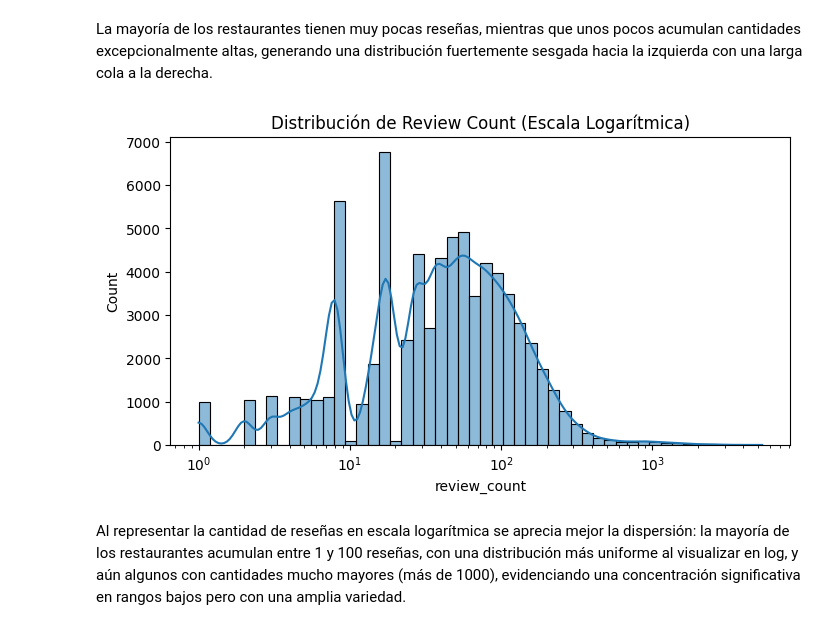
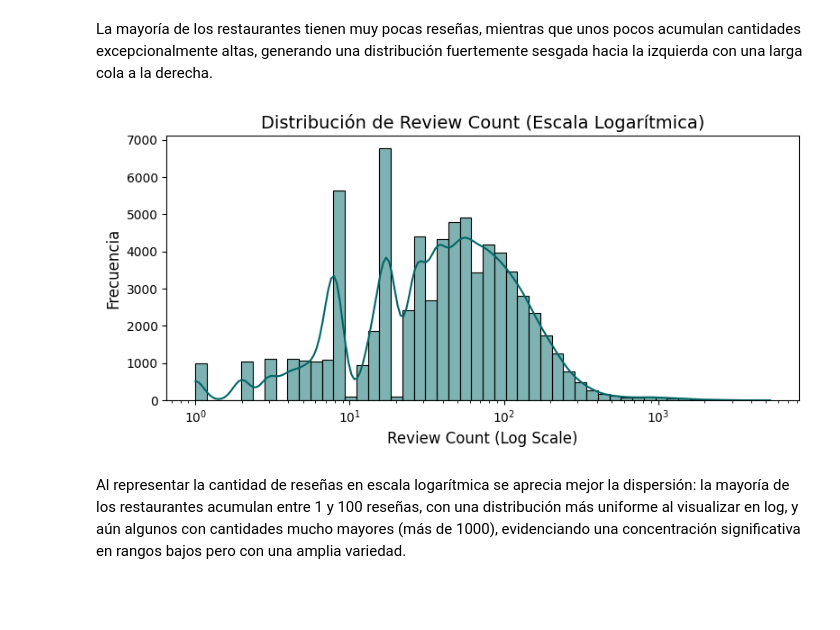
Before and after one commit to JosueMonte/restaurantguru, a Jupyter notebook: EDA/EDA_Google_MetaData.ipynb, the cells around one changed output. Saved outputs shown, nothing was run; the diff lists cells and outputs as text; code cells hidden in the pictures; blank space fills up the shorter version.

```diff
--- a/EDA/EDA_Google_MetaData.ipynb
+++ b/EDA/EDA_Google_MetaData.ipynb
@@ -177,5 +282,5 @@ Archivo Parquet creado: ../Data_cleaned/metadatosgoogle/filtered_top_10_states.p
 # %%
-df_completo = pd.read_parquet('../Data_cleaned/metadatosgoogle/filtered_top_10_states.parquet')
+df_completo = pd.read_parquet('../Data_cleaned/Google/metadata-sitios/filtered_top_10_states.parquet')
 # %%
 df_completo.head(3)
 # %% [output]
@@ -271,11 +406,20 @@ plt.show()
 # %% [markdown]
 La mayoría de los restaurantes tienen muy pocas reseñas, mientras que unos pocos acumulan cantidades excepcionalmente altas, generando una distribución fuertemente sesgada hacia la izquierda con una larga cola a la derecha.
 # %%
-plt.figure(figsize=(8,4))
-sns.histplot(df_completo['review_count'].apply(lambda x: x if x>0 else None), kde=True, log_scale=True, bins=50)
-plt.title('Distribución de Review Count (Escala Logarítmica)')
+plt.figure(figsize=(8, 4))
+sns.histplot(
+    df_completo['review_count'].apply(lambda x: x if x > 0 else None),
+    kde=True,
+    log_scale=True,
+    bins=50,
+    color='#006666'  # Color de la paleta
+)
+plt.title('Distribución de Review Count (Escala Logarítmica)', fontsize=14)
+plt.xlabel('Review Count (Log Scale)', fontsize=12)
+plt.ylabel('Frecuencia', fontsize=12)
+plt.tight_layout()
 plt.show()
 # %% [output]
-[figure, old version]
+[figure, new version]
 # %% [markdown]
 Al representar la cantidad de reseñas en escala logarítmica se aprecia mejor la dispersión: la mayoría de los restaurantes acumulan entre 1 y 100 reseñas, con una distribución más uniforme al visualizar en log, y aún algunos con cantidades mucho mayores (más de 1000), evidenciando una concentración significativa en rangos bajos pero con una amplia variedad.
```
Also changed, not shown: parts of 56 cells of this notebook, 2 other files.
